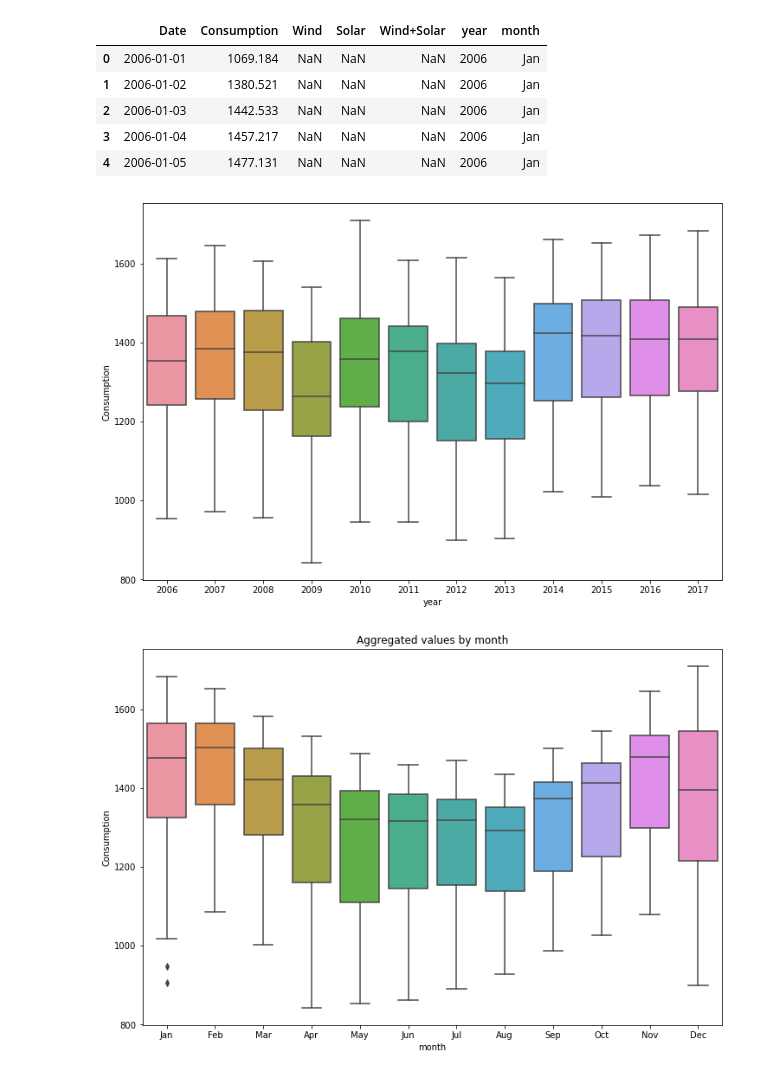
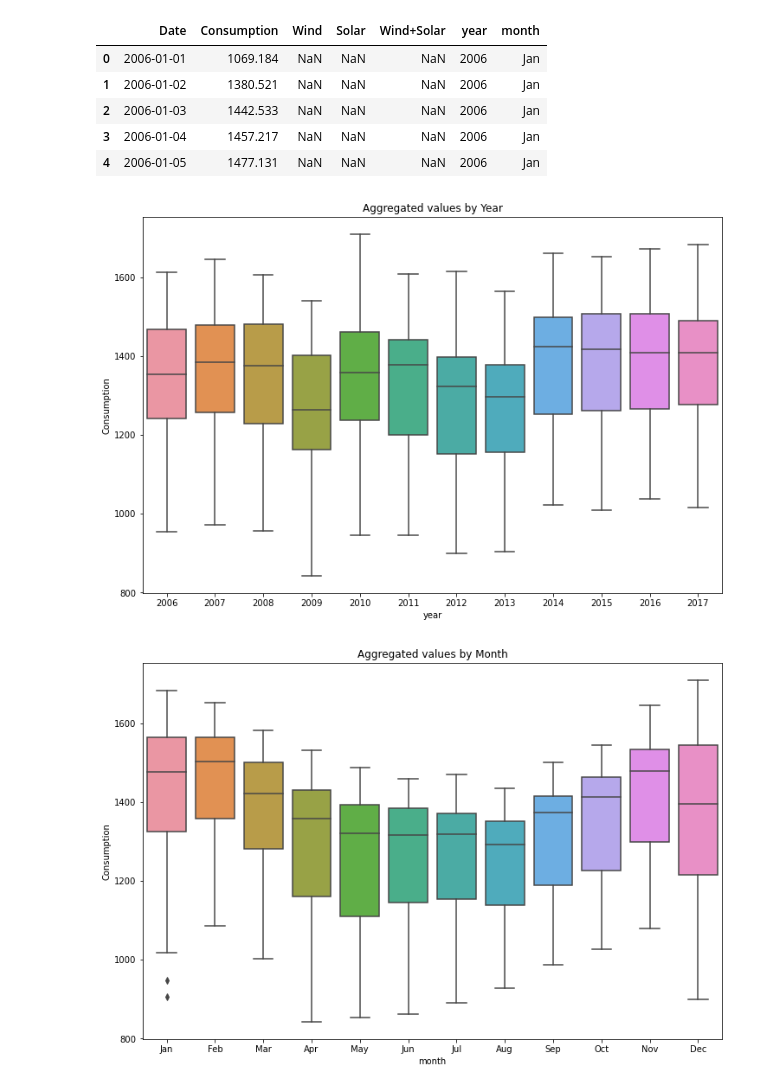
Before and after one commit to nspencerjackson/3803ICT, a Jupyter notebook: workshop_4/Electricity-Consumption-Exploration.ipynb, the cells around one changed output. Cells and saved outputs as stored; diff of their text form; code cells hidden in the pictures.

```diff
--- a/workshop_4/Electricity-Consumption-Exploration.ipynb
+++ b/workshop_4/Electricity-Consumption-Exploration.ipynb
@@ -174,11 +175,12 @@ df_2.head()
 # %%
 # Boxplot year
 import seaborn as sns
 plt.figure(figsize=(12,8))
 sns.boxplot(x = 'year', y = 'Consumption', data = df_2)
+plt.title('Aggregated values by Year')
 plt.show()
 # %% [output]
-[figure, old version]
+[figure, new version]
 # %%
 # Boxplot month
 plt.figure(figsize=(12,8))
```
Also changed, not shown: parts of 8 cells of this notebook.
